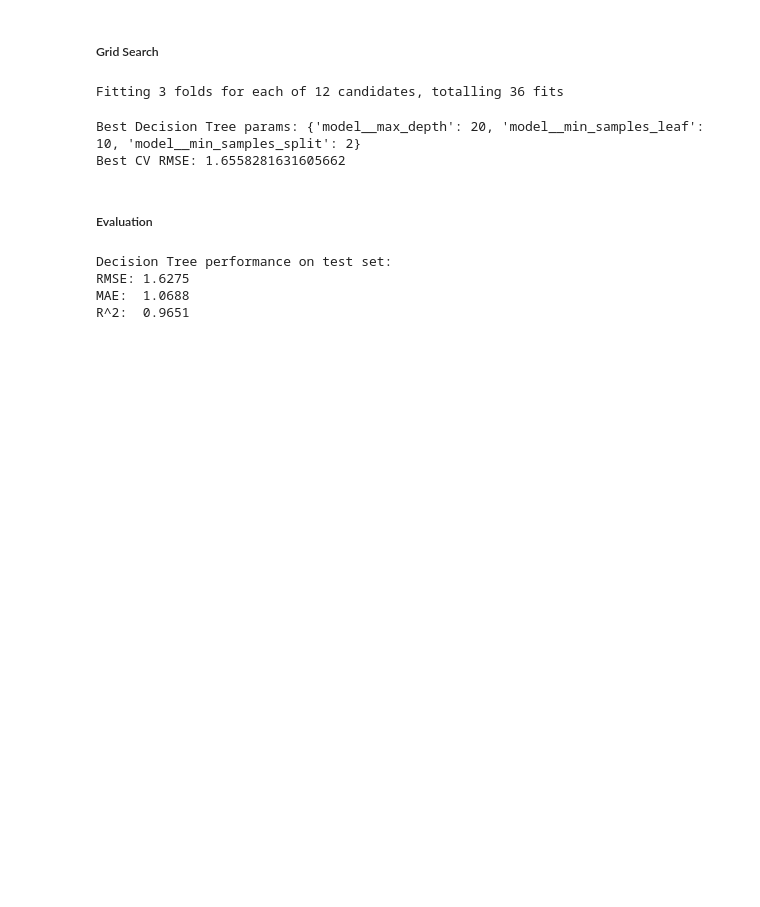
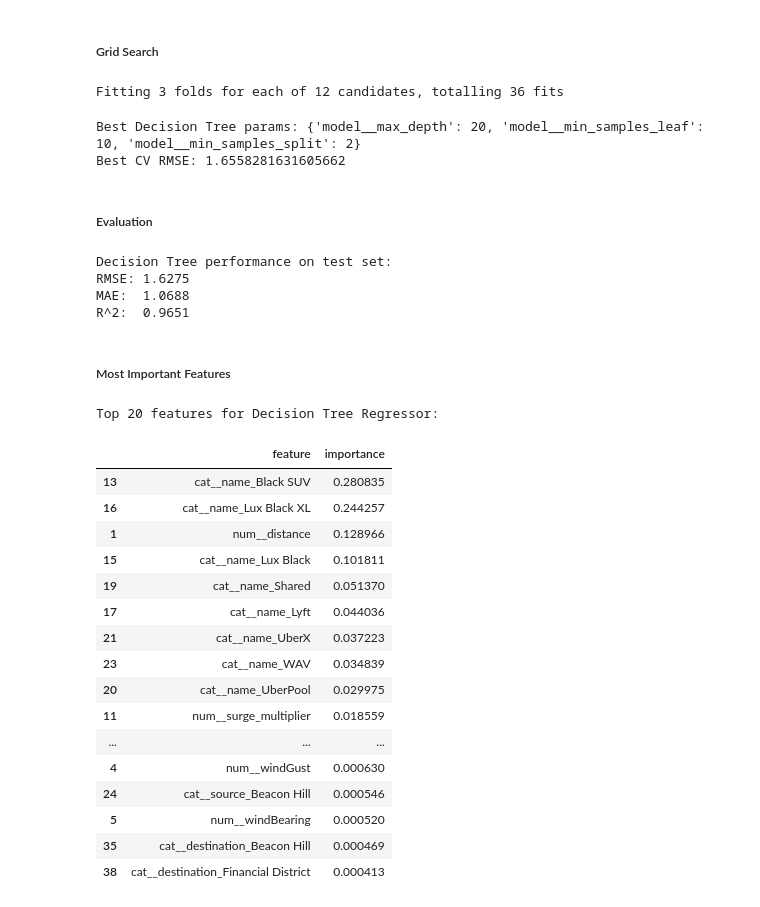
Before and after one commit to ProntoSbinalla/CIS-508-Final-Project, a Jupyter notebook: notebooks/CIS 508 - Final Project.ipynb, the cells around one changed output. Cells and saved outputs as stored; diff of their text form; code cells hidden in the pictures; blank space fills up the shorter version.

```diff
--- a/notebooks/CIS 508 - Final Project.ipynb
+++ b/notebooks/CIS 508 - Final Project.ipynb
@@ -967,3 +1010,45 @@ Decision Tree performance on test set:
 RMSE: 1.6275
 MAE:  1.0688
 R^2:  0.9651
+# %% [markdown]
+##### Most Important Features
+# %%
+def show_tree_model_importance(trained_pipeline, top_n=20, title=""):
+    """
+    trained_pipeline: fitted Pipeline with steps ["preprocess", "model"]
+    model must have .feature_importances_
+    """
+    pre = trained_pipeline.named_steps["preprocess"]
+    model = trained_pipeline.named_steps["model"]
+
+    feature_names = pre.get_feature_names_out()
+    importances = model.feature_importances_
+
+    importance_df = pd.DataFrame({
+        "feature": feature_names,
+        "importance": importances
+    }).sort_values("importance", ascending=False)
+
+    print(f"\nTop {top_n} features for {title}:")
+    display(importance_df.head(top_n))
+
+show_tree_model_importance(best_dt, top_n=20, title="Decision Tree Regressor")
+# %% [output]
+Top 20 features for Decision Tree Regressor:
+|  | feature | importance |
+| 13 | cat__name_Black SUV | 0.280835 |
+| 16 | cat__name_Lux Black XL | 0.244257 |
+| 1 | num__distance | 0.128966 |
+| 15 | cat__name_Lux Black | 0.101811 |
+| 19 | cat__name_Shared | 0.051370 |
+| 17 | cat__name_Lyft | 0.044036 |
+| 21 | cat__name_UberX | 0.037223 |
+| 23 | cat__name_WAV | 0.034839 |
+| 20 | cat__name_UberPool | 0.029975 |
+| 11 | num__surge_multiplier | 0.018559 |
+| ... | ... | ... |
+| 4 | num__windGust | 0.000630 |
+| 24 | cat__source_Beacon Hill | 0.000546 |
+| 5 | num__windBearing | 0.000520 |
+| 35 | cat__destination_Beacon Hill | 0.000469 |
+| 38 | cat__destination_Financial District | 0.000413 |
```
Also changed, not shown: parts of 2 cells of this notebook.
